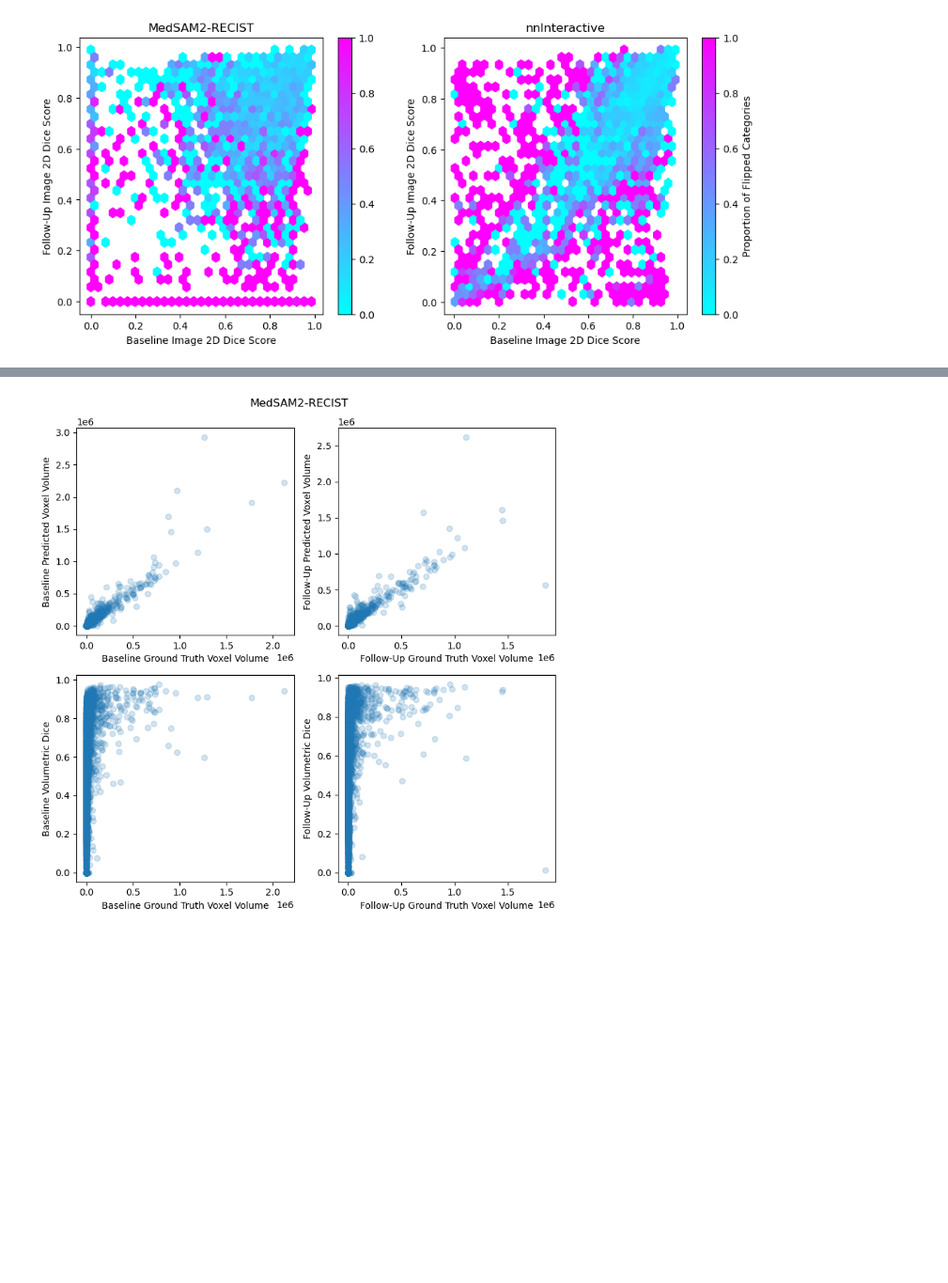
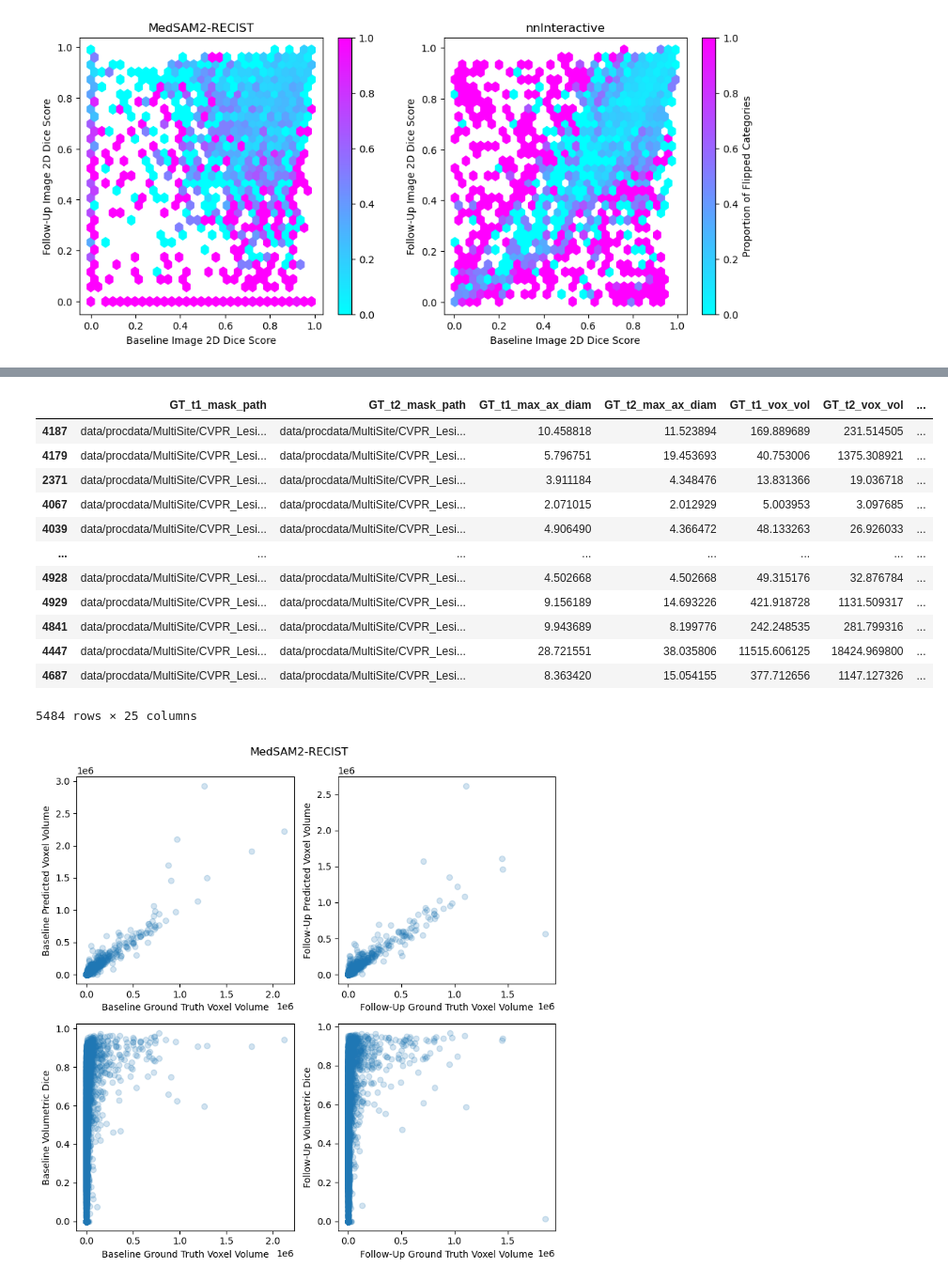
Before and after one commit to bhklab/recist-vs-reality, a Jupyter notebook: workflow/notebooks/ccs_visuals.ipynb, the cells around one changed output, grey strips where cells are left out. Shown at 94% size. Drawn from its saved outputs; the diff is of its cells as text; code cells hidden in the pictures; blank space fills up the shorter version.

```diff
--- a/workflow/notebooks/ccs_visuals.ipynb
+++ b/workflow/notebooks/ccs_visuals.ipynb
@@ -470,3 +492,19 @@ cb.set_label("Proportion of Flipped Categories")
+# %%
+test
+# %% [output]
+|  | GT_t1_mask_path | GT_t2_mask_path | GT_t1_max_ax_diam | GT_t2_max_ax_diam | GT_t1_vox_vol | GT_t2_vox_vol | ... |
+| 4187 | data/procdata/MultiSite/CVPR_Lesi... | data/procdata/MultiSite/CVPR_Lesi... | 10.458818 | 11.523894 | 169.889689 | 231.514505 | ... |
+| 4179 | data/procdata/MultiSite/CVPR_Lesi... | data/procdata/MultiSite/CVPR_Lesi... | 5.796751 | 19.453693 | 40.753006 | 1375.308921 | ... |
+| 2371 | data/procdata/MultiSite/CVPR_Lesi... | data/procdata/MultiSite/CVPR_Lesi... | 3.911184 | 4.348476 | 13.831366 | 19.036718 | ... |
+| 4067 | data/procdata/MultiSite/CVPR_Lesi... | data/procdata/MultiSite/CVPR_Lesi... | 2.071015 | 2.012929 | 5.003953 | 3.097685 | ... |
+| 4039 | data/procdata/MultiSite/CVPR_Lesi... | data/procdata/MultiSite/CVPR_Lesi... | 4.906490 | 4.366472 | 48.133263 | 26.926033 | ... |
+| ... | ... | ... | ... | ... | ... | ... | ... |
+| 4928 | data/procdata/MultiSite/CVPR_Lesi... | data/procdata/MultiSite/CVPR_Lesi... | 4.502668 | 4.502668 | 49.315176 | 32.876784 | ... |
+| 4929 | data/procdata/MultiSite/CVPR_Lesi... | data/procdata/MultiSite/CVPR_Lesi... | 9.156189 | 14.693226 | 421.918728 | 1131.509317 | ... |
+| 4841 | data/procdata/MultiSite/CVPR_Lesi... | data/procdata/MultiSite/CVPR_Lesi... | 9.943689 | 8.199776 | 242.248535 | 281.799316 | ... |
+| 4447 | data/procdata/MultiSite/CVPR_Lesi... | data/procdata/MultiSite/CVPR_Lesi... | 28.721551 | 38.035806 | 11515.606125 | 18424.969800 | ... |
+| 4687 | data/procdata/MultiSite/CVPR_Lesi... | data/procdata/MultiSite/CVPR_Lesi... | 8.363420 | 15.054155 | 377.712656 | 1147.127326 | ... |
+5484 rows × 25 columns
 # %%
 # Volume comparisons
 fig, axes = plt.subplots(2, 2, figsize = (8, 8))
```
Also changed, not shown: parts of 2 cells of this notebook.
